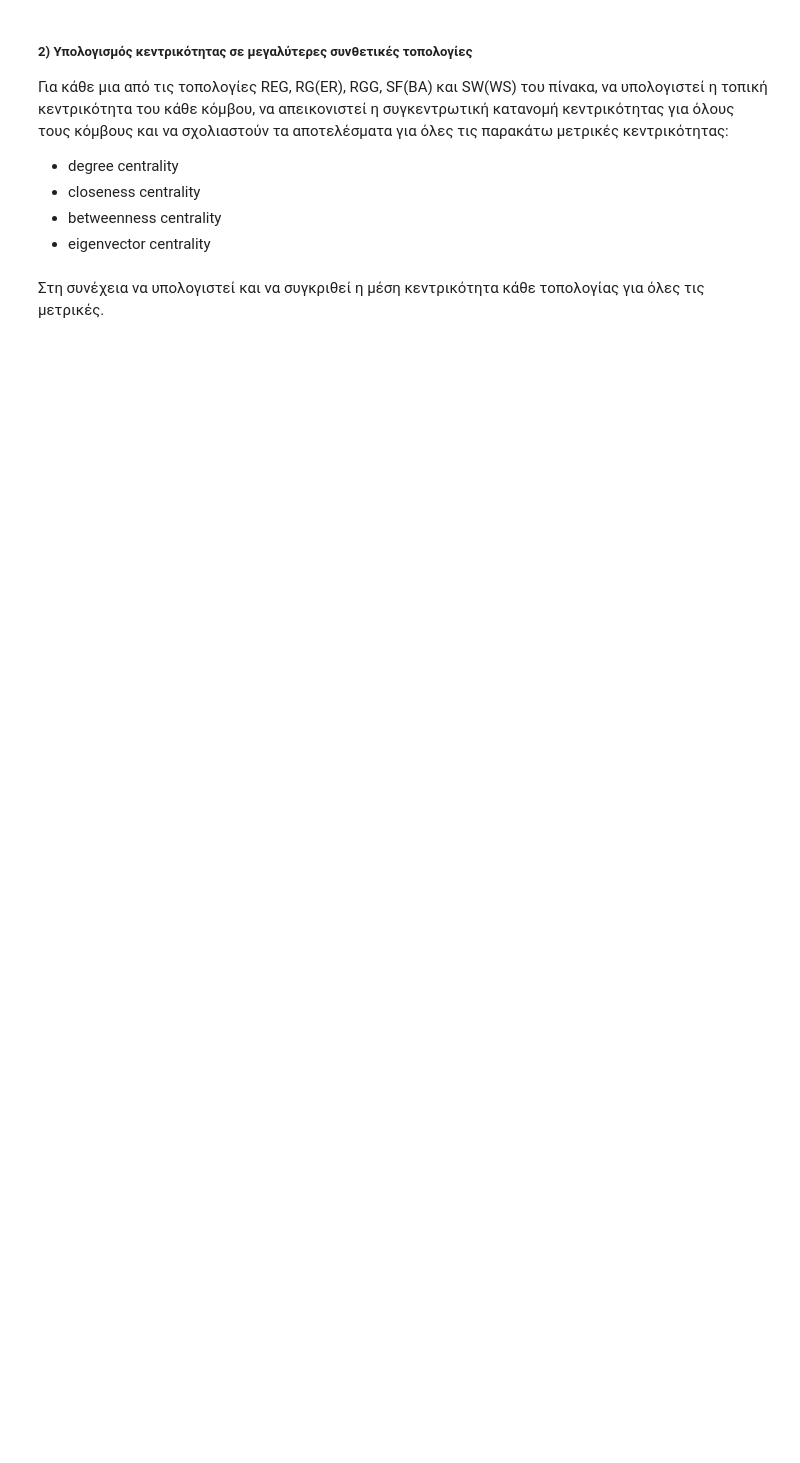
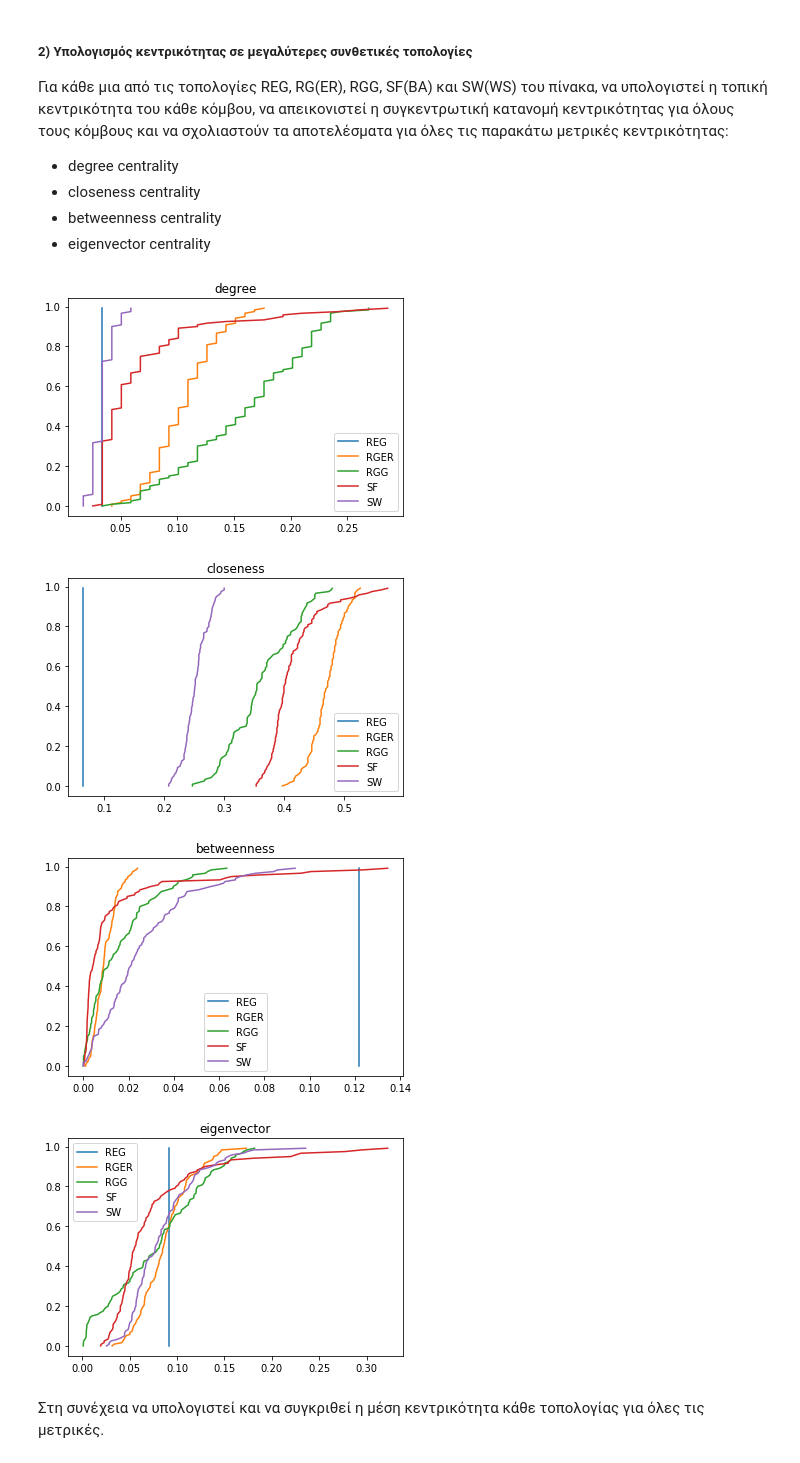
Before and after one commit to LoniasGR/socialnetanalysis, a Jupyter notebook: Lab 1/lab1_student version.ipynb, the cells around one changed output. Drawn from its saved outputs; the diff is of its cells as text; code cells hidden in the pictures; blank space fills up the shorter version.

```diff
--- a/Lab 1/lab1_student version.ipynb
+++ b/Lab 1/lab1_student version.ipynb
@@ -613,3 +813,17 @@ nx.draw(G,pos)
+# %%
+plt.figure()
+plot_centrality('degree')
+plt.figure()
+plot_centrality('closeness')
+plt.figure()
+plot_centrality('betweenness')
+plt.figure()
+plot_centrality('eigenvector')
+# %% [output]
+[figure, added]
+[figure, added]
+[figure, added]
+[figure, added]
 # %% [markdown]
 Στη συνέχεια να υπολογιστεί και να συγκριθεί η μέση κεντρικότητα κάθε τοπολογίας για όλες τις μετρικές.
 # %%
```
Also changed, not shown: parts of 29 cells of this notebook, 1 other file.
